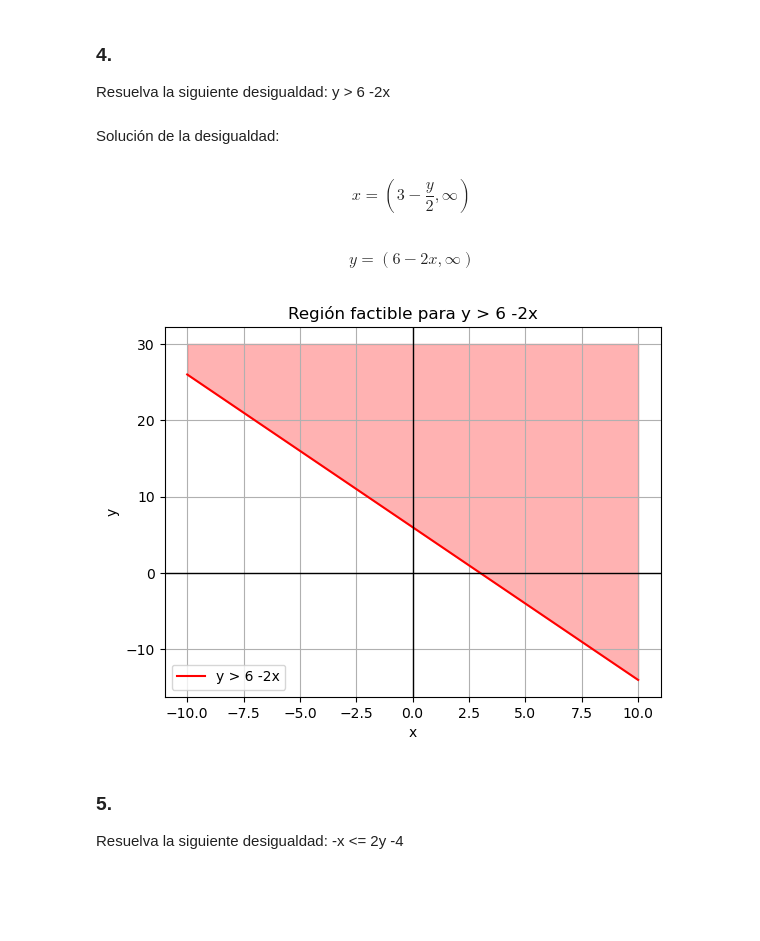
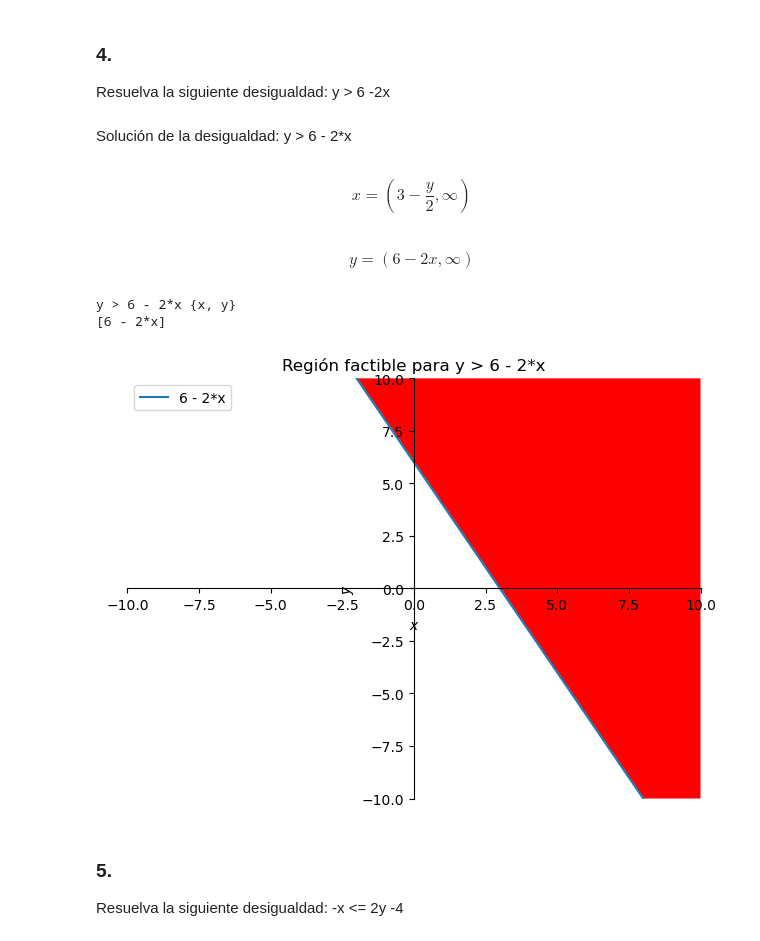
Before and after one commit to guidomantilla/esp-bigdata-dataanal, a Jupyter notebook: 1.1-linear-algebra/clase 02.ipynb, the cells around one changed output. Drawn from its saved outputs; the diff is of its cells as text; code cells hidden in the pictures; blank space fills up the shorter version.

```diff
--- a/1.1-linear-algebra/clase 02.ipynb
+++ b/1.1-linear-algebra/clase 02.ipynb
@@ -53,16 +80,25 @@ $$y = \left(-\infty, \frac{7}{2} - \frac{x}{2}\right]$$
 Resuelva la siguiente desigualdad: y > 6 -2x
 # %%
 import sympy as sp
-from pkg.functions import print_solution_inequality
+from pkg.functions import (
+    calculate_solution_equation,
+    print_solution_equation,
+    plot_solution_equation,
+)
 
 x, y = sp.symbols("x y", real=True)
-label, expression, result = "y > 6 -2x", y, 6 - 2 * x
-print_solution_inequality(label, x, y, expression, ">", result)
+equation = sp.Rel(y, 6 - 2 * x, ">")
+sol_x, sol_y = calculate_solution_equation(x, y, equation)
+print_solution_equation(x, y, equation, sol_x, sol_y)
+plot = plot_solution_equation(x, y, equation)
+plot.show()
 # %% [output]
-Solución de la desigualdad:
+Solución de la desigualdad: y > 6 - 2*x
 $$x = \left(3 - \frac{y}{2}, \infty\right)$$
 $$y = \left(6 - 2 x, \infty\right)$$
+y > 6 - 2*x {x, y}
+[6 - 2*x]
-[figure, old version]
+[figure, new version]
 # %% [markdown]
 ### 5.
 Resuelva la siguiente desigualdad: -x <= 2y -4
```
Also changed, not shown: parts of 32 cells of this notebook, 2 other files.
